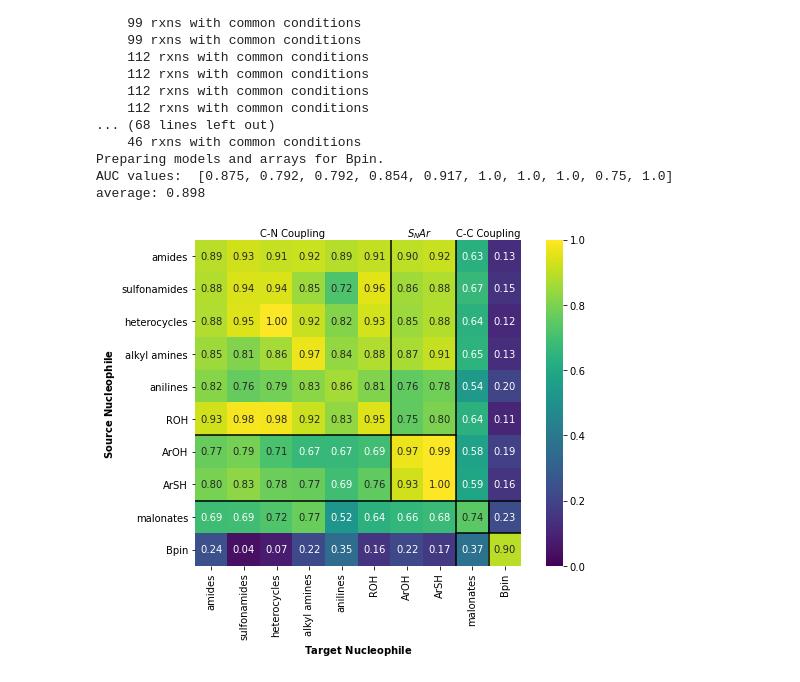
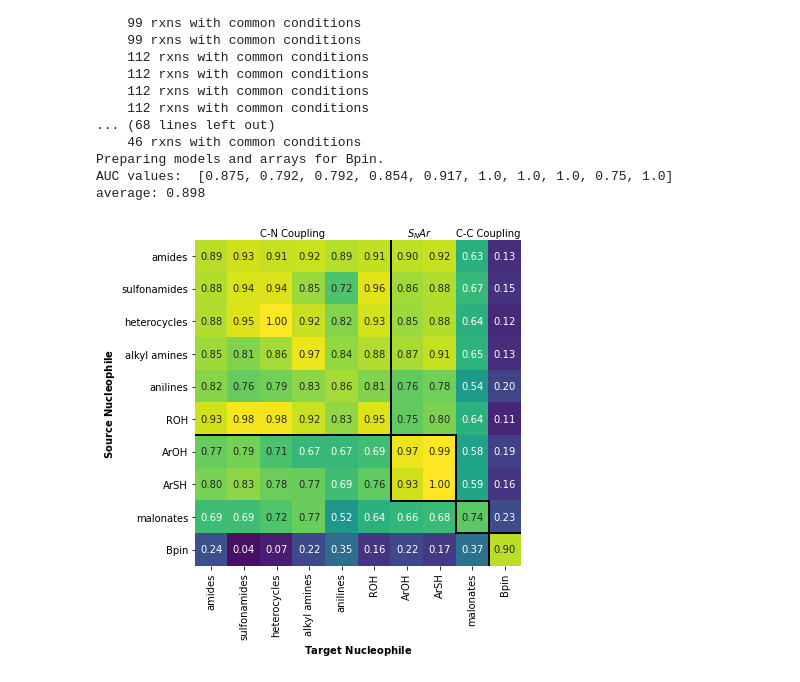
Before and after one commit to ZimmermanGroup/ActiveTransfer, a Jupyter notebook: transfer_between_common_rxn_conditions.ipynb, the cells around one changed output. Drawn from its saved outputs; the diff is of its cells as text; code cells hidden in the pictures.

```diff
--- a/transfer_between_common_rxn_conditions.ipynb
+++ b/transfer_between_common_rxn_conditions.ipynb
@@ -397,7 +402,7 @@ def performance_of_all_transfers(source_models_list, list_of_X_test_lists,
     -------
     all_aucs, avg_aucs : np.2darrays
     '''
-    # We skip normalization since RF doesn't necessitate it
+    # We skip normalization since RF doesn't need it
     num_nucs = len(list_of_nuc)
     all_aucs = {}
     avg_aucs = np.zeros((num_nucs, num_nucs))
@@ -459,17 +464,18 @@ def make_heatmap(list_of_nuc, avg_aucs,
 
     fig, ax = plt.subplots(figsize=(9, 6))
     ax = sns.heatmap(AUC_df, square=True, annot=True,
-                     vmin=0, vmax=1, fmt='.2f', cmap=palette)
-    ax.plot([0,8],[6,6], c='black')
-    ax.plot([0,6],[8,8], c='black') #, linestyle='--')
-    ax.plot([6,9],[8,8], c='black')
-    ax.plot([9,10],[8,8], c='black') #, linestyle='--')
-    ax.plot([8,10],[9,9], c='black')
-    ax.axvline(6,0.2,1.05, c='black')
-    ax.axvline(8,0.4,1.05, c='black') #, linestyle='--')
-    ax.axvline(8,0.1,0.4, c='black')
-    ax.axvline(8,0,0.1, c='black') #, linestyle='--')
-    ax.axvline(9,0,0.2, c='black')
+                     vmin=0, vmax=1, fmt='.2f', cmap=palette, cbar=False)
+    ax.plot([0,8],[6,6], c='black', lw=2)
+    #ax.plot([0,6],[8,8], c='black', linestyle='--')
+    ax.plot([6,9],[8,8], c='black', lw=2)
+    #ax.plot([9,10],[8,8], c='black', linestyle='--')
+    ax.plot([8,10],[9,9], c='black', lw=2)
+
+    ax.axvline(6,0.2,1.05, c='black', lw=2)
+    #ax.axvline(8,0.4,1.05, c='black', linestyle='--')
+    ax.axvline(8,0.1,0.4, c='black', lw=2)
+    #ax.axvline(8,0,0.1, c='black') #, linestyle='--')
+    ax.axvline(9,0,0.2, c='black', lw=2)
     ax.set_xlabel(r"$\bf{"+'Target\ Nucleophile'+"}$")
     ax.set_ylabel(r"$\bf{"+'Source\ Nucleophile'+"}$")
     ax.annotate("C-N Coupling", xy=(2,-0.1), xycoords='data',
@@ -479,14 +485,14 @@ def make_heatmap(list_of_nuc, avg_aucs,
     ax.annotate("C-C Coupling", xy=(8,-0.1), xycoords='data',
                 annotation_clip=False)
     if save:
-        fig.savefig("./figures/figure3B.pdf", format="pdf", dpi=300,
-                    transparent=True)
+        fig.savefig("./figures/figure3B_diff_lines.pdf", format="pdf", dpi=300,
+                    transparent=True, bbox_inches="tight")
 # %%
 _, avg_aucs = performance_of_all_transfers(
             all_source_models_list, list_of_all_X_test_lists,
             list_of_all_y_test_lists, domains,
             all_target_arrays)
 
-make_heatmap(domains, avg_aucs, save=False)
+make_heatmap(domains, avg_aucs, save=True)
 # %% [output]
-[figure, old version]
+[figure, new version]
```
Also changed, not shown: parts of 4 cells of this notebook, 26 other files.
